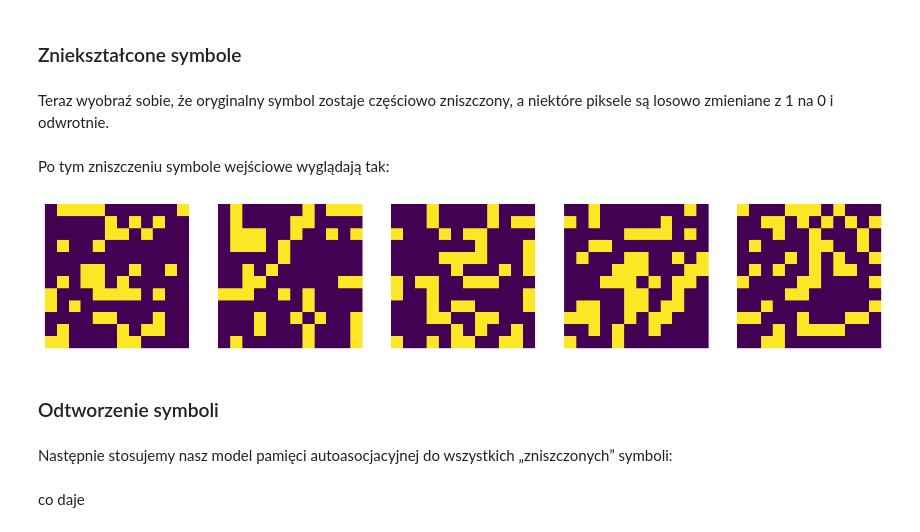
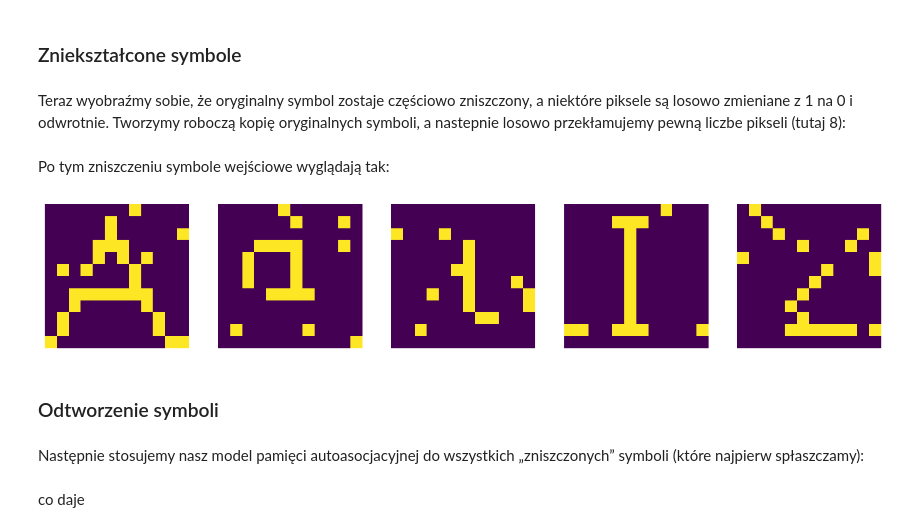
Before and after one commit to bronwojtek/nn_polish, a Jupyter notebook: _sources/docs/memory.ipynb, the cells around one changed output. Saved outputs shown, nothing was run; the diff lists cells and outputs as text; code cells hidden in the pictures.

```diff
--- a/_sources/docs/memory.ipynb
+++ b/_sources/docs/memory.ipynb
@@ -411,29 +411,31 @@ plt.show()
 # %% [markdown]
 ### Zniekształcone symbole
 # %% [markdown]
-Teraz wyobraź sobie, że oryginalny symbol zostaje częściowo zniszczony, a niektóre piksele są losowo zmieniane z 1 na 0 i odwrotnie.
+Teraz wyobraźmy sobie, że oryginalny symbol zostaje częściowo zniszczony, a niektóre piksele są losowo zmieniane z 1 na 0 i odwrotnie. Tworzymy roboczą kopię oryginalnych symboli, a nastepnie losowo przekłamujemy pewną liczbe pikseli (tutaj 8):
 # %%
-ne=62   # number of alterations
+sym2=np.copy(sym)                 # copy of symbols
 
-for s in sym:                     # loop over symbols
-    for _ in range(ne):           # loop over alteratons
-        i=np.random.randint(0,12) # random position in row
-        j=np.random.randint(0,12) # random position in column
-        s[i,j]=1-s[i,j]           # trick to switch 1 and 0
+ne=8                              # number of alterations
+
+for s in sym2:                    # loop over symbols
+    for _ in range(ne):           # loop over alterations
+        i=np.random.randint(0,12) # random row
+        j=np.random.randint(0,12) # random column
+        s[i,j]=1-s[i,j]           # trick to switch between 1 and 0
 # %% [markdown]
 Po tym zniszczeniu symbole wejściowe wyglądają tak:
 # %%
 plt.figure(figsize=(16, 6)) # figure with horizontal and vertical size
 
 for i in range(1,6):     # loop over 5 figure panels, i is from 1 to 5
     plt.subplot(1, 5, i) # panels, numbered from 1 to 5
     plt.axis('off')      # no axes
-    plt.imshow(sym[i-1]) # plot symbol, numbered from 0 to 4
+    plt.imshow(sym2[i-1]) # plot symbol, numbered from 0 to 4
 
 plt.show()
 # %% [output]
-[figure, old version]
+[figure, new version]
 # %% [markdown]
 ### Odtworzenie symboli
 # %% [markdown]
-Następnie stosujemy nasz model pamięci autoasocjacyjnej do wszystkich „zniszczonych” symboli:
+Następnie stosujemy nasz model pamięci autoasocjacyjnej do wszystkich „zniszczonych” symboli (które najpierw spłaszczamy):
```
Also changed, not shown: parts of 9 cells of this notebook, 45 other files.
